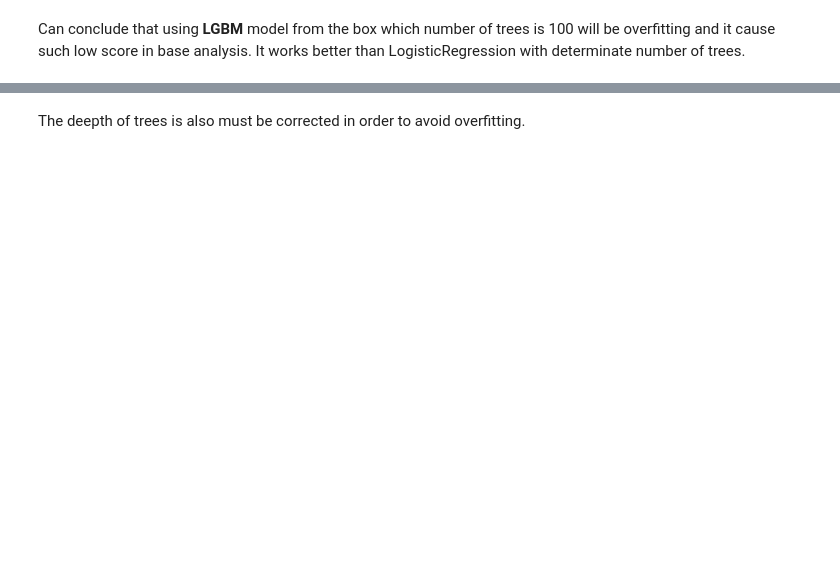
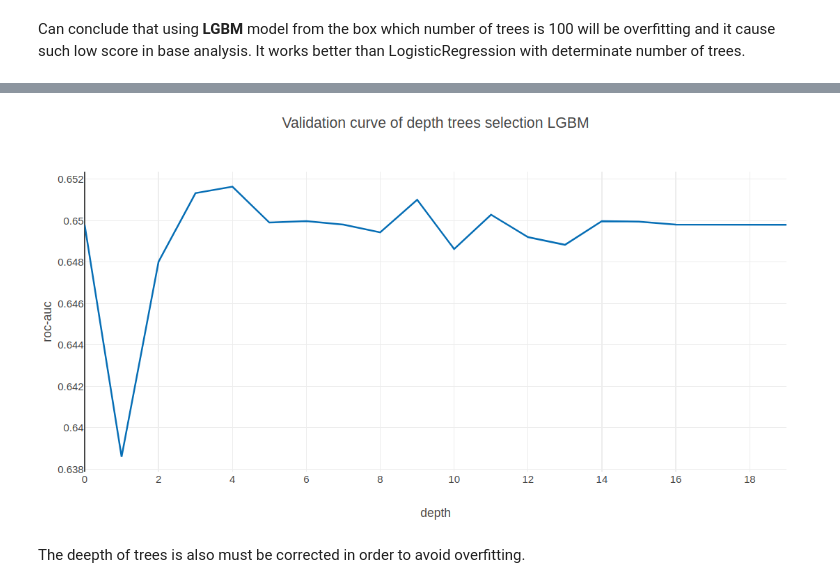
Before and after one commit to maximenkooo/JSPrediction, a Jupyter notebook: JS.ipynb, the cells around one changed output, grey strips where cells are left out. Drawn from its saved outputs; the diff is of its cells as text; code cells hidden in the pictures; blank space fills up the shorter version.

```diff
--- a/JS.ipynb
+++ b/JS.ipynb
@@ -594,6 +595,10 @@ fig = go.Figure(data=data, layout=layout)
 iplot(fig, show_link=False)
 # %% [output]
 [interactive output not drawn]
+# %%
+Image('val_curve_depth_LGBM.png')
+# %% [output]
+[figure, added]
 # %% [markdown]
 The deepth of trees is also must be corrected in order to avoid overfitting.
 # %%
```
Also changed, not shown: parts of 19 cells of this notebook.
